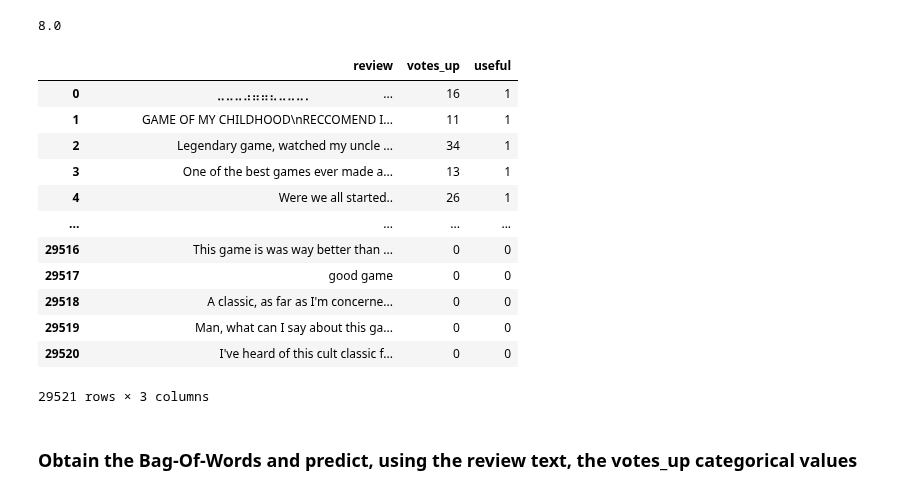
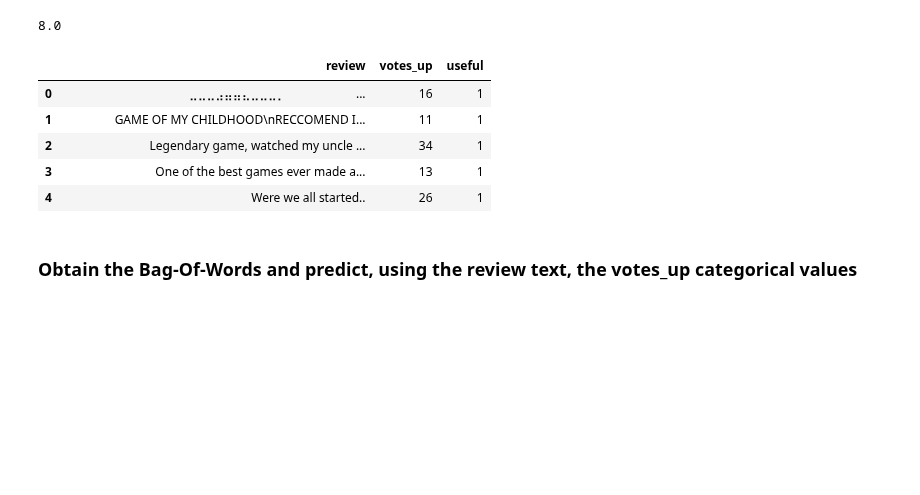
Before and after one commit to Amatofrancesco99/dsbda2022, a Jupyter notebook: notebooks/hypotheses/distributed/5th.ipynb, the cells around one changed output. Saved outputs shown, nothing was run; the diff lists cells and outputs as text; code cells hidden in the pictures; blank space fills up the shorter version.

```diff
--- a/notebooks/hypotheses/distributed/5th.ipynb
+++ b/notebooks/hypotheses/distributed/5th.ipynb
@@ -111,24 +108,17 @@ restricted_df = ps.pandas.concat([useful_reviews_df, not_useful_reviews_df])
 # %%
 # Replace the output label with a 1 (so a good review) if the review's votes up are greater than threshold, 0 otherwise
 udf_y = udf(lambda x: 0 if x < votes_up_for_useful_review else 1, IntegerType())
 
 restricted_df = restricted_df.to_spark().withColumn('useful', udf_y(col('votes_up'))).to_pandas_on_spark()
 y = restricted_df.useful
-restricted_df[['review', 'votes_up', 'useful']].to_spark().toPandas()
+restricted_df[['review', 'votes_up', 'useful']].to_spark().limit(5).toPandas()
 # %% [output]
 |  | review | votes_up | useful |
 | 0 | ⠀⠀⠀⠀⠀⠀⠀⠀⠀⠀⠀⠀⠀⠀⣀⣀⣀⣠⣤⣤⣄⣀⣀⣀⡀⠀⠀⠀⠀⠀⠀⠀⠀... | 16 | 1 |
 | 1 | GAME OF MY CHILDHOOD\nRECCOMEND I... | 11 | 1 |
 | 2 | Legendary game, watched my uncle ... | 34 | 1 |
 | 3 | One of the best games ever made a... | 13 | 1 |
 | 4 | Were we all started.. | 26 | 1 |
-| ... | ... | ... | ... |
-| 29516 | This game is was way better than ... | 0 | 0 |
-| 29517 | good game | 0 | 0 |
-| 29518 | A classic, as far as I'm concerne... | 0 | 0 |
-| 29519 | Man, what can I say about this ga... | 0 | 0 |
-| 29520 | I've heard of this cult classic f... | 0 | 0 |
-29521 rows × 3 columns
 # %% [markdown]
 ### Obtain the Bag-Of-Words and predict, using the review text, the votes_up categorical values
 # %% [markdown]
```
Also changed, not shown: parts of 14 cells of this notebook.
